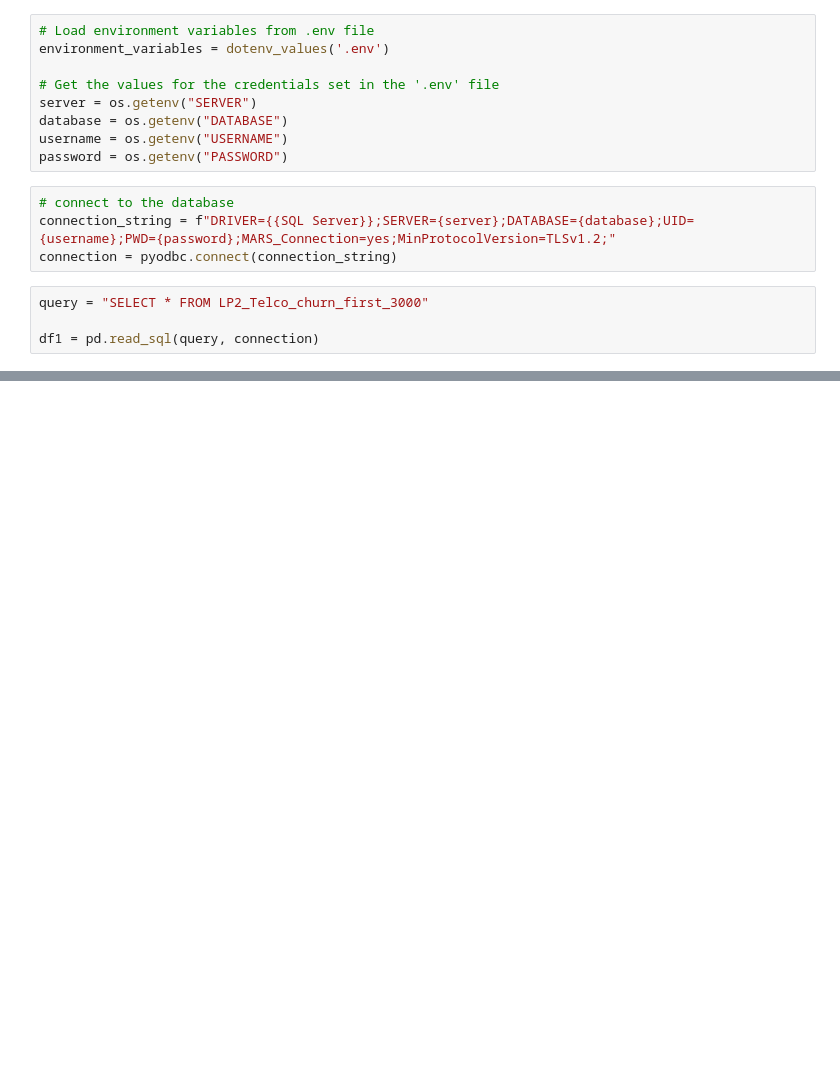
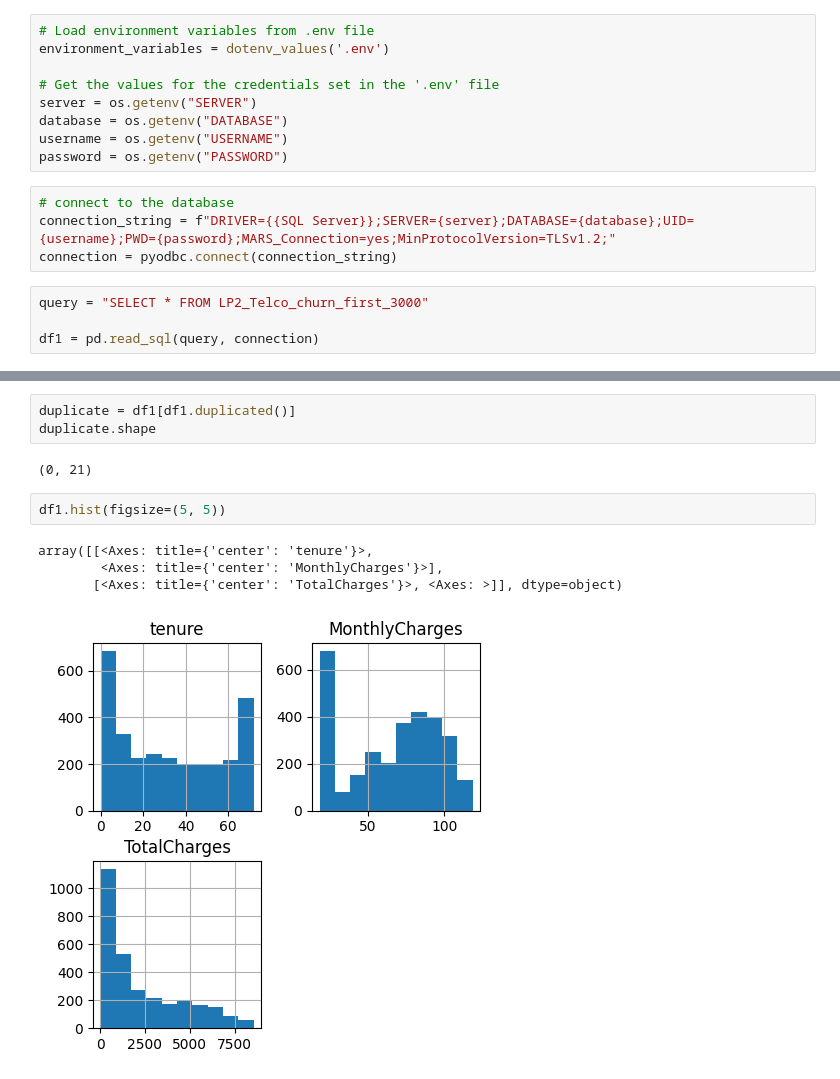
Before and after one commit to NanaYawEl/Telco-Churn-Analysis, a Jupyter notebook: Notebook/Telco_churn.ipynb, the cells around one changed output, grey strips where cells are left out. Drawn from its saved outputs; the diff is of its cells as text; blank space fills up the shorter version.

```diff
--- a/Notebook/Telco_churn.ipynb
+++ b/Notebook/Telco_churn.ipynb
@@ -44,0 +129,12 @@ df1
+# %%
+duplicate = df1[df1.duplicated()]
+duplicate.shape
+# %% [output]
+(0, 21)
+# %%
+df1.hist(figsize=(5, 5))
+# %% [output]
+array([[<Axes: title={'center': 'tenure'}>,
+        <Axes: title={'center': 'MonthlyCharges'}>],
+       [<Axes: title={'center': 'TotalCharges'}>, <Axes: >]], dtype=object)
+[figure, added]
```
Also changed, not shown: parts of 22 cells of this notebook, 1 other file.
